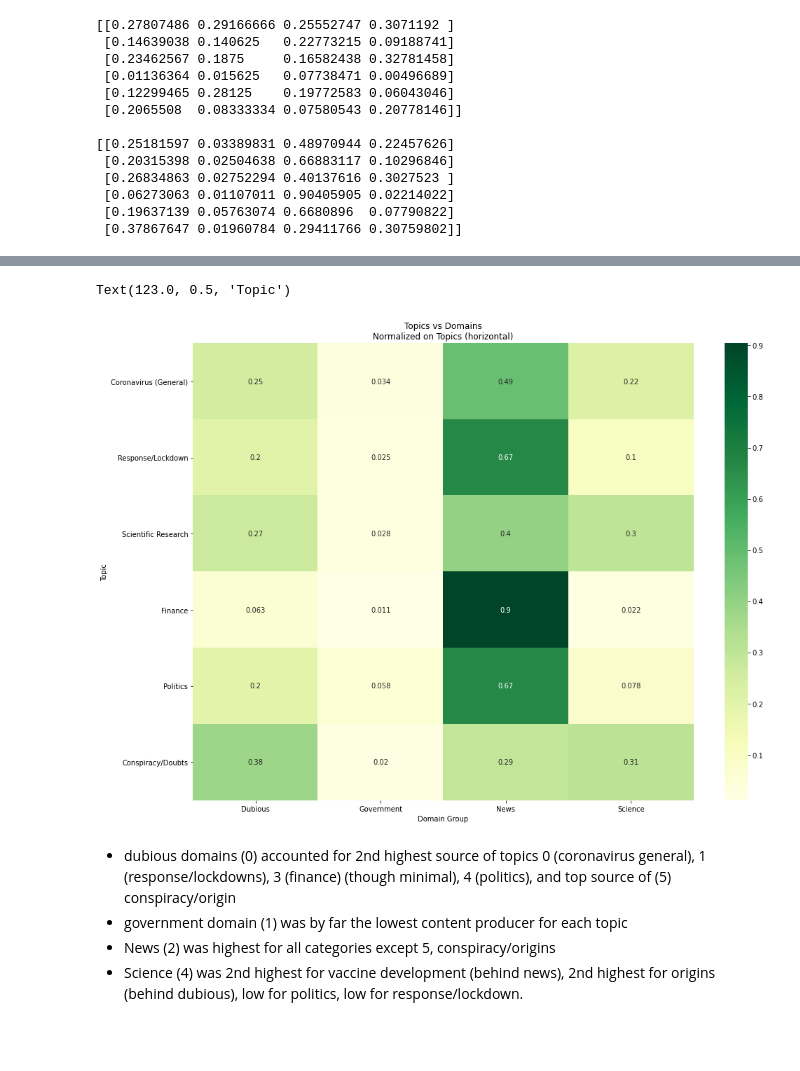
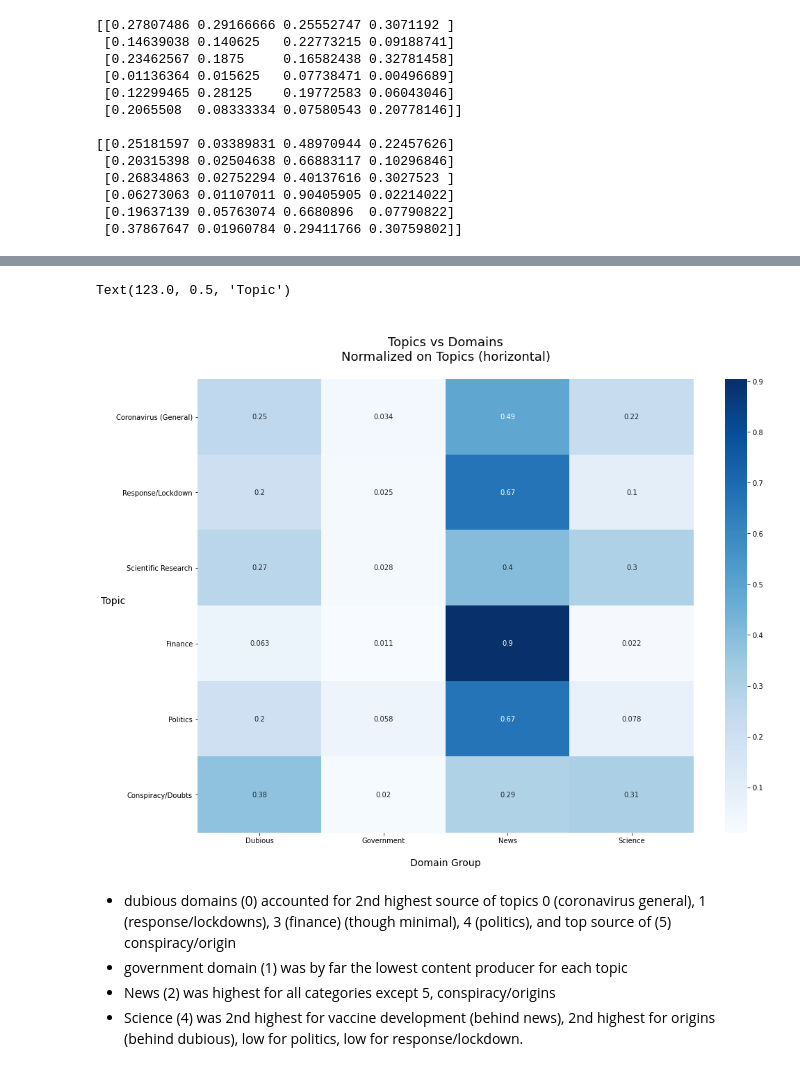
Before and after one commit to rskuzma/anti_vax_embeddings, a Jupyter notebook: src/JAN2021/CLASSIFIED/Write_Up_New.ipynb, the cells around one changed output, grey strips where cells are left out. Cells and saved outputs as stored; diff of their text form; code cells hidden in the pictures; blank space fills up the shorter version.

```diff
--- a/src/JAN2021/CLASSIFIED/Write_Up_New.ipynb
+++ b/src/JAN2021/CLASSIFIED/Write_Up_New.ipynb
@@ -1187,18 +1203,18 @@ Text(123.0, 0.5, 'Topic')
 # %%
 domain_group_labels = ['Dubious', 'Government', 'News', 'Science']
 topic_group_labels = ['Coronavirus (General)', 'Response/Lockdown', 'Scientific Research', 'Finance', 'Politics', 'Conspiracy/Doubts']
 
 
 plt.figure(figsize=(16, 12))
 ax = plt.axes()
 topic_x_domain_normalized = domains_vs_topics(normalize_on='topic')
-sns.heatmap(topic_x_domain_normalized, annot=True, cmap='YlGn', xticklabels=domain_group_labels, yticklabels = topic_group_labels, ax=ax)
-ax.set_title('Topics vs Domains\nNormalized on Topics (horizontal)')
-ax.set_xlabel('Domain Group')
-ax.set_ylabel('Topic')
+sns.heatmap(topic_x_domain_normalized, annot=True, cmap='Blues', xticklabels=domain_group_labels, yticklabels = topic_group_labels, ax=ax)
+ax.set_title('\nTopics vs Domains\nNormalized on Topics (horizontal)\n', fontsize=18)
+ax.set_xlabel('\nDomain Group', fontsize=14)
+ax.set_ylabel('Topic', rotation=0, fontsize=14)
 # %% [output]
 Text(123.0, 0.5, 'Topic')
-[figure, old version]
+[figure, new version]
 # %% [markdown]
 - dubious domains (0) accounted for 2nd highest source of topics 0 (coronavirus general), 1 (response/lockdowns), 3 (finance) (though minimal), 4 (politics), and top source of (5) conspiracy/origin
 - government domain (1) was by far the lowest content producer for each topic
```
Also changed, not shown: parts of 7 cells of this notebook.
